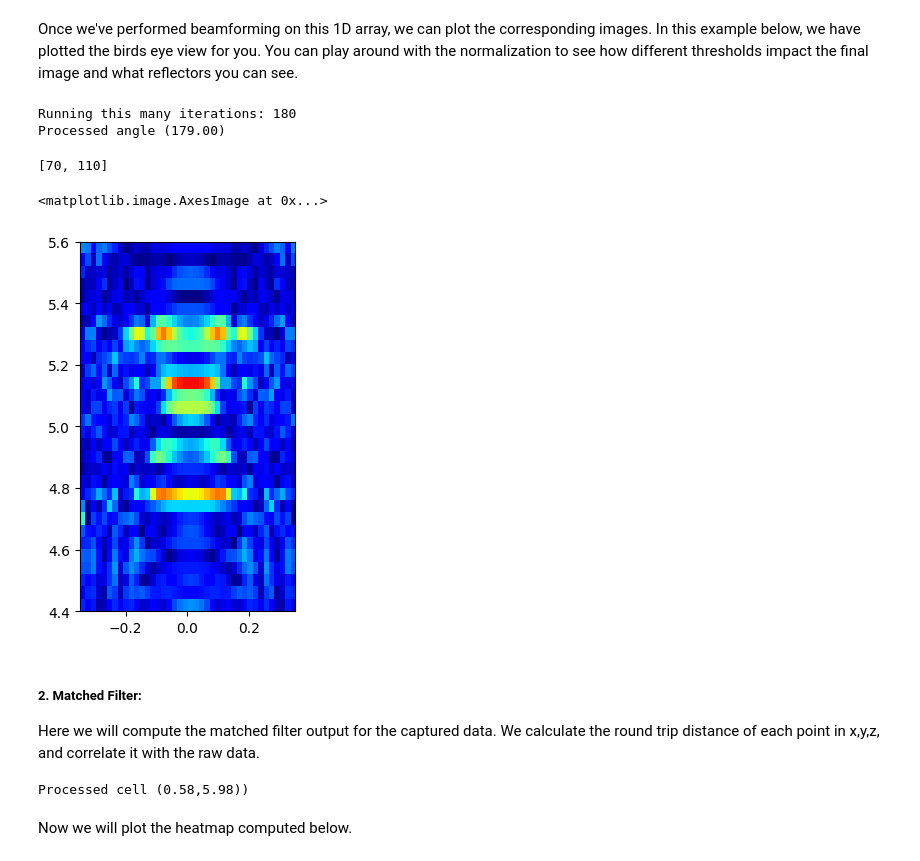
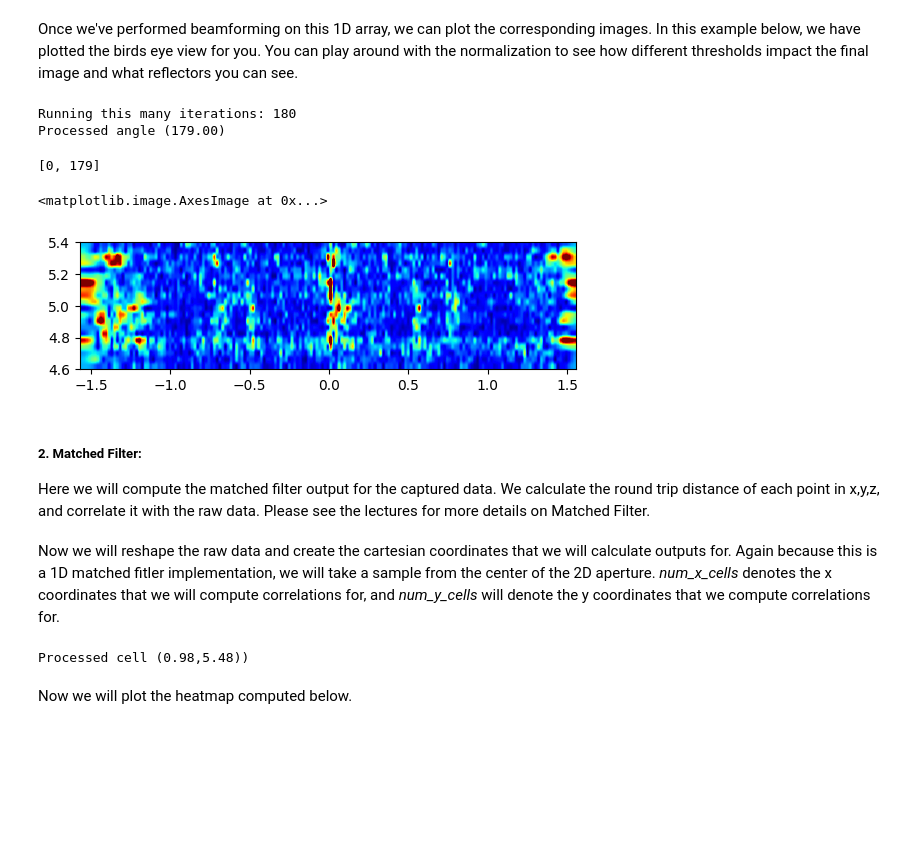
Before and after one commit to hailanzs/comm-proj-radar, a Jupyter notebook: exercise_2.ipynb, the cells around one changed output. Drawn from its saved outputs; the diff is of its cells as text; code cells hidden in the pictures; blank space fills up the shorter version.

```diff
--- a/exercise_2.ipynb
+++ b/exercise_2.ipynb
@@ -37,6 +37,9 @@ The radar is moved along the x-axis 80 times, each time moving by a distance $\l
 # %%
 # define the antenna spacing
 lm = 3e8/77e9 # define lambda for the antenna spacing
-rx_pos = np.reshape(np.arange(1,5,dtype=float),(-1,1)) / 2
-x_pos = (np.reshape(np.arange(1,81,dtype=float),(-1,1)) * lm).T
-ant_pos = np.reshape(rx_pos.T * x_pos.T ,(-1,1))
+rx_pos = np.reshape(np.arange(1,5,dtype=float),(-1,1))
+x_pos = (np.reshape(np.arange(1,81,dtype=float),(-1,1)) * -lm  / 2)
+ant_pos = np.reshape(rx_pos.T * x_pos ,(-1,1))
+ant_pos = ant_pos - ant_pos[0]
+x_pos = x_pos - x_pos[0]
+print(x_pos)
@@ -44,19 +65,12 @@ ant_pos = np.reshape(rx_pos.T * x_pos.T ,(-1,1))
 In some cases, there is a lot of self-interference between the antennas when we scan, and it appears as a very very strong signal very close to the radar. Thus, we sometimes will pass the raw signal through a highpass filter to get rid of the strong signals at the lower frequencies. You can try with and without this highpass filter and see how it affects the images.
 # %%
 # just look at one vertical dimension since we are not using elevation
-locs = ant_pos
 beat_freq = scipy.fft.fft(X, axis=-1)
 beat_freq = np.reshape(beat_freq,(-1,adc_samples))
-
-# define the azimuth angles (horizontal FOV) that we want to look at
-theta_s, theta_e = 0, 180
 # %%
 ################# Change the values based on how much of the azimuth angles you want to see and the resolution ##################
 # Define field of view in degrees that you want to process in theta
-def beamform_1d(beat_freq_data, theta_s, theta_e):
-    # resolution of the angles
-    theta_res = 1
-
+def beamform_1d(beat_freq_data, theta_s, theta_e,theta_res,locs):
     # Convert everything to Radians
     theta_s_r = theta_s * (np.pi/180)
     theta_e_r = theta_e * (np.pi/180)
@@ -74,31 +88,35 @@ def beamform_1d(beat_freq_data, theta_s, theta_e):
 
     ######################## BF Calculations ###########################3
     for kt in range(N_theta):
-        sin_theta = np.sin(theta[kt]) # angle that the signal is coming from
-        Vec = np.exp(1j*(2*np.pi*(locs*sin_theta)/lm))
+        cos_theta = np.cos(theta[kt]) # angle that the signal is coming from
+        Vec = np.exp(1j*(2*np.pi*(locs*cos_theta)/lm))
         VecRFI = np.squeeze(np.repeat(Vec[:, np.newaxis], adc_samples, axis=1))
         sph_pwr[kt, :] = np.squeeze(np.sum(np.multiply(np.squeeze(beat_freq_data),VecRFI), axis=(0)))
         print("Processed angle (%.2f)" % (theta[kt]*180/np.pi), end='\r')
     return sph_pwr, theta
 # %% [markdown]
 Once we've performed beamforming on this 1D array, we can plot the corresponding images. In this example below, we have plotted the birds eye view for you. You can play around with the normalization to see how different thresholds impact the final image and what reflectors you can see.
-# %%
-bf_output, theta = beamform_1d(beat_freq, theta_s,theta_e)
-# %% [output]
-Running this many iterations: 180
-Processed angle (179.00)
+# %%
+# define the azimuth angles (horizontal FOV) that we want to look at
+theta_s, theta_e = 0, 180
+theta_res = 1
+bf_output, theta = beamform_1d(beat_freq, theta_s,theta_e,theta_res,ant_pos)
+# %% [output]
+Running this many iterations: 180
+Processed angle (179.00)
 # %%
-plot_lim_y = [110,140]
-plot_lim_x = [70 - theta_s,110 - theta_s]
+plot_lim_y = [115,135]
+plot_lim_x = [0 - theta_s,179 - theta_s]
 print(plot_lim_x)
 to_plot = bf_output[plot_lim_x[0]:plot_lim_x[1],plot_lim_y[0]:plot_lim_y[1]]/np.max(np.reshape(bf_output,(1,-1)))
-plt.imshow(abs((to_plot).T), extent=[theta[plot_lim_x[0]]-np.pi/2, theta[plot_lim_x[1]]-np.pi/2,plot_lim_y[0] * 0.04,plot_lim_y[1] * 0.04],cmap = 'jet',  vmin=0, vmax=0.05) # this is giving the y axis in meters, and x axis in angles
+plt.imshow(abs((to_plot).T), extent=[theta[plot_lim_x[0]]-np.pi/2, theta[plot_lim_x[1]]-np.pi/2,plot_lim_y[0] * 0.04,plot_lim_y[1] * 0.04],cmap = 'jet',  vmin=0, vmax=0.03) # this is giving the y axis in meters, and x axis in angles
 # %% [output]
-[70, 110]
+[0, 179]
 <matplotlib.image.AxesImage at 0x...>
-[figure, old version]
+[figure, new version]
 # %% [markdown]
 <h5> 2. Matched Filter:</h5>
 Here we will compute the matched filter output for the captured data. We calculate the round trip distance of each point in x,y,z, and correlate it with the raw data.
+Please see the lectures for more details on Matched Filter.
 # %%
 ######## 1D Imaging in Cartesian #############
@@ -131,15 +148,18 @@ def matched_filter_1d(raw_data_1d, num_x_cells, num_y_cells):
 
                 print("Processed cell (%.2f,%.2f)" % (cell_x,cell_y), end='\r')
     return MF_output
+# %% [markdown]
+Now we will reshape the raw data and create the cartesian coordinates that we will calculate outputs for.
+Again because this is a 1D matched fitler implementation, we will take a sample from the center of the 2D aperture. *num_x_cells* denotes the x coordinates that we will compute correlations for, and *num_y_cells* will denote the y coordinates that we compute correlations for.
 # %%
 X = np.squeeze(raw_data[:,num_z_stp//2,:,:,:]) # for matched filter we use the raw data directly!
 X = np.reshape(X,(-1,adc_samples))
-num_x_cells = np.arange(-0.4,0.6,0.02)
-num_y_cells = np.arange(4,6,0.02)
-
-MF_output = matched_filter_1d(X, num_x_cells, num_y_cells)
+num_x_cells = np.arange(-1,1,0.02)
+num_y_cells = np.arange(4.5,5.5,0.02)
+# print(x_pos)
+MF_output = matched_filter_1d(X, num_x_cells, num_y_cells, ant_pos,x_pos)
 # %% [output]
-Processed cell (0.58,5.98))
+Processed cell (0.98,5.48))
 # %% [markdown]
 Now we will plot the heatmap computed below.
 # %%
```
Also changed, not shown: parts of 5 cells of this notebook, 3 other files.
